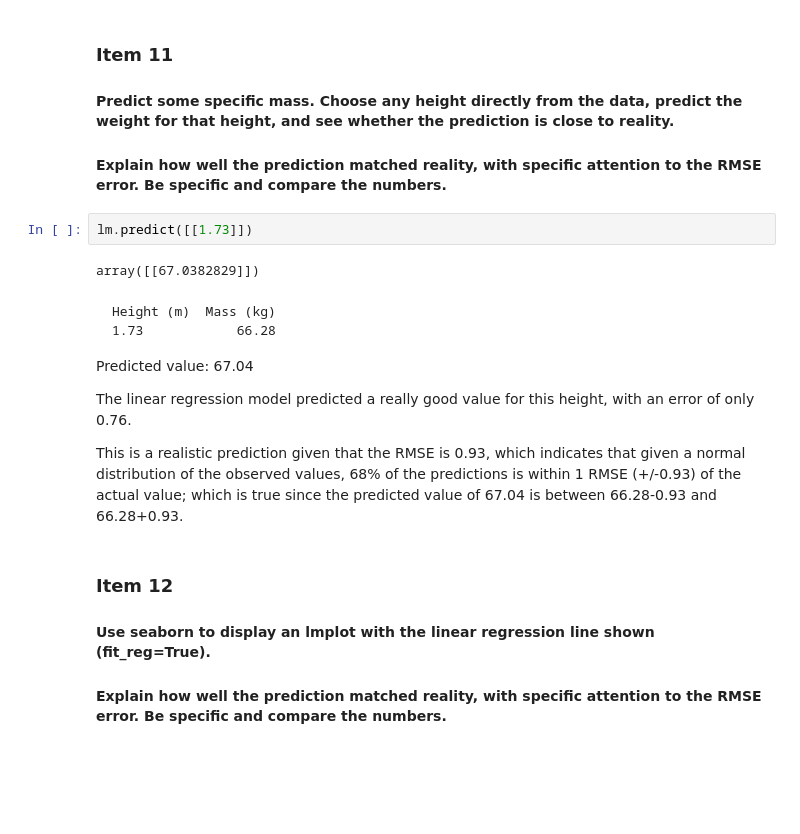
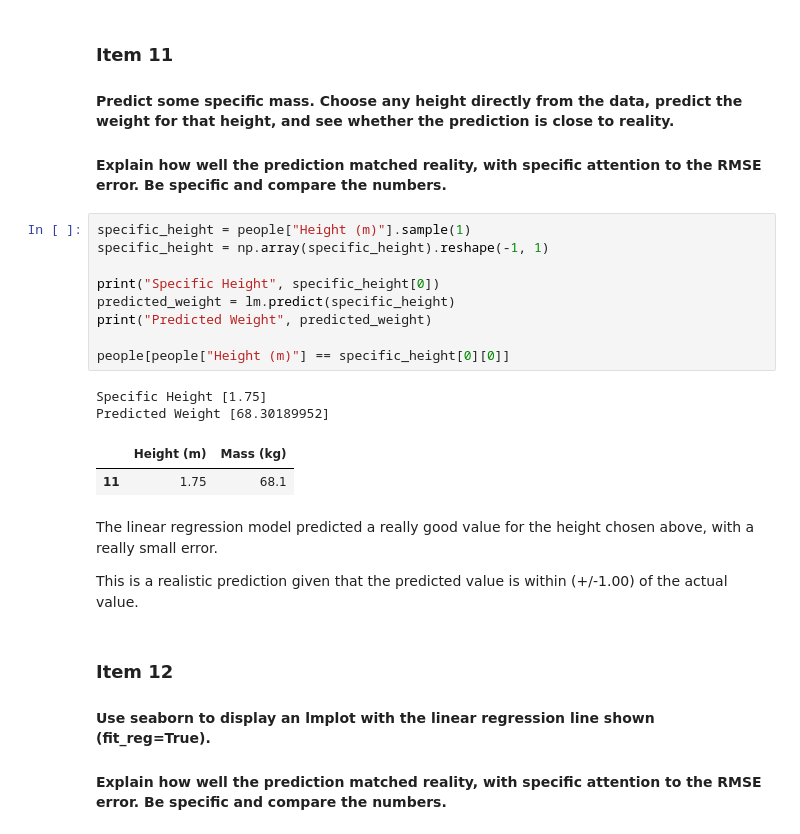
Before and after one commit to Icewav3/Comp-2040_CaseStudy1, a Jupyter notebook: CaseStudy.ipynb, the cells around one changed output. Drawn from its saved outputs; the diff is of its cells as text; blank space fills up the shorter version.

```diff
--- a/CaseStudy.ipynb
+++ b/CaseStudy.ipynb
@@ -180,19 +195,24 @@ RMSE 1.0774534208731037
 ### Item 11
 #### Predict some specific mass. Choose any height directly from the data, predict the weight for that height, and see whether the prediction is close to reality.
 #### Explain how well the prediction matched reality, with specific attention to the RMSE error. Be specific and compare the numbers.
-# %%
-lm.predict([[1.73]])
-# %% [output]
-array([[67.0382829]])
-# %% [markdown]
-	Height (m)	Mass (kg)
-	1.73	        66.28
-
- Predicted value: 67.04
-
- The linear regression model predicted a really good value for this height, with an error of only 0.76.
-
- This is a realistic prediction given that the RMSE is 0.93, which indicates that given a normal distribution of the observed values, 68% of the predictions is within 1 RMSE (+/-0.93) of the actual value; which is true since the predicted value of 67.04 is between 66.28-0.93 and 66.28+0.93.
+# %%
+specific_height = people["Height (m)"].sample(1)
+specific_height = np.array(specific_height).reshape(-1, 1)
+
+print("Specific Height", specific_height[0])
+predicted_weight = lm.predict(specific_height)
+print("Predicted Weight", predicted_weight)
+
+people[people["Height (m)"] == specific_height[0][0]]
+# %% [output]
+Specific Height [1.75]
+Predicted Weight [68.30189952]
+|  | Height (m) | Mass (kg) |
+| 11 | 1.75 | 68.1 |
+# %% [markdown]
+The linear regression model predicted a really good value for the height chosen above, with a really small error.
+
+This is a realistic prediction given that the predicted value is within (+/-1.00) of the actual value.
 # %% [markdown]
 ### Item 12
 #### Use seaborn to display an lmplot with the linear regression line shown (fit_reg=True).
```
Also changed, not shown: parts of 10 cells of this notebook.
